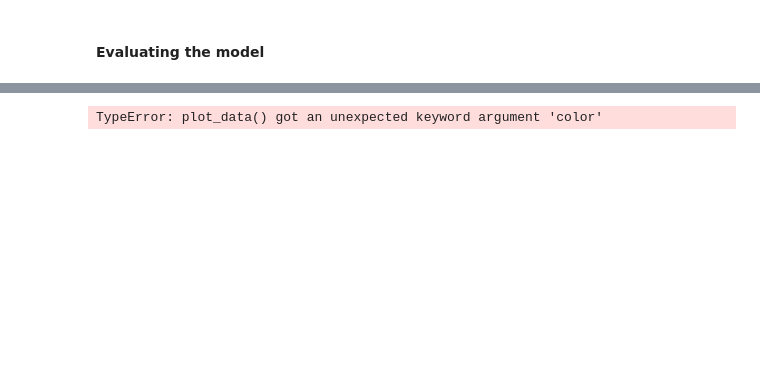
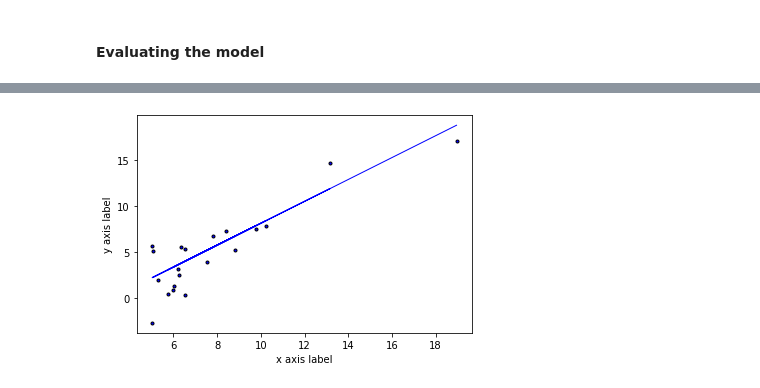
Before and after one commit to mhannani/Machine-Learning---Linear-Regression-Implementation, a Jupyter notebook: Worflow.ipynb, the cells around one changed output, grey strips where cells are left out. Drawn from its saved outputs; the diff is of its cells as text; code cells hidden in the pictures; blank space fills up the shorter version.

```diff
--- a/Worflow.ipynb
+++ b/Worflow.ipynb
@@ -292,11 +286,6 @@ r2
 # %%
-# Plot outputs
-plot_data(X_test, y_test,  color='blue')
+plot_data(X_test, y_test)
 plt.plot(X_test, y_preds, color='blue', linewidth=1)
-
-plt.xticks(())
-plt.yticks(())
-
 plt.show()
 # %% [output]
-TypeError: plot_data() got an unexpected keyword argument 'color'
+[figure, added]
```
Also changed, not shown: parts of 21 cells of this notebook.
